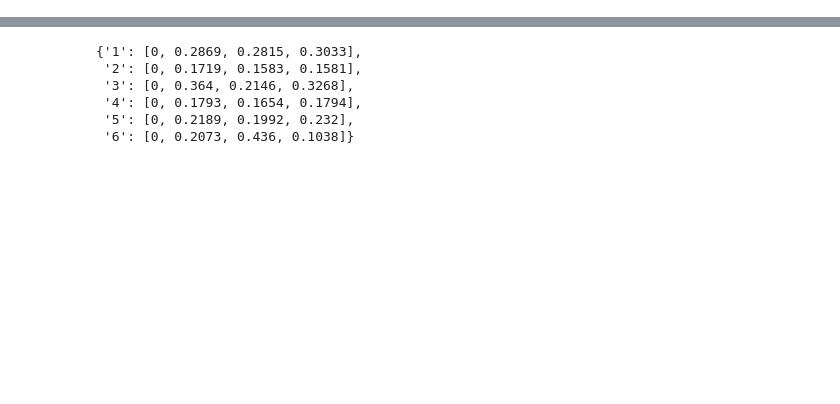
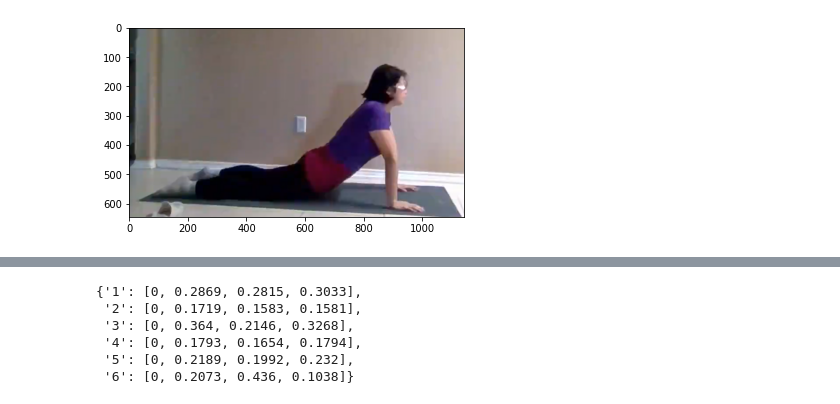
Before and after one commit to LoriSchuan-dev/feature_engineering_project2021, a Jupyter notebook: blazepose_yoga_pose_similarity calculator_pipeline.ipynb, the cells around one changed output, grey strips where cells are left out. Cells and saved outputs as stored; diff of their text form; code cells hidden in the pictures; blank space fills up the shorter version.

```diff
--- a/blazepose_yoga_pose_similarity calculator_pipeline.ipynb
+++ b/blazepose_yoga_pose_similarity calculator_pipeline.ipynb
@@ -63,4 +68,10 @@ def get_image(fname):
     img_cv = cv2.cvtColor(img_cv, cv2.COLOR_BGR2RGB)
 
     return img_cv
+# %%
+imgf = get_image("pose_1_frame_lori.png", segmented=False)
+plt.imshow(imgf)
+plt.show()
+# %% [output]
+[figure, added]
 # %%
```
Also changed, not shown: parts of 18 cells of this notebook, 12 other files.
